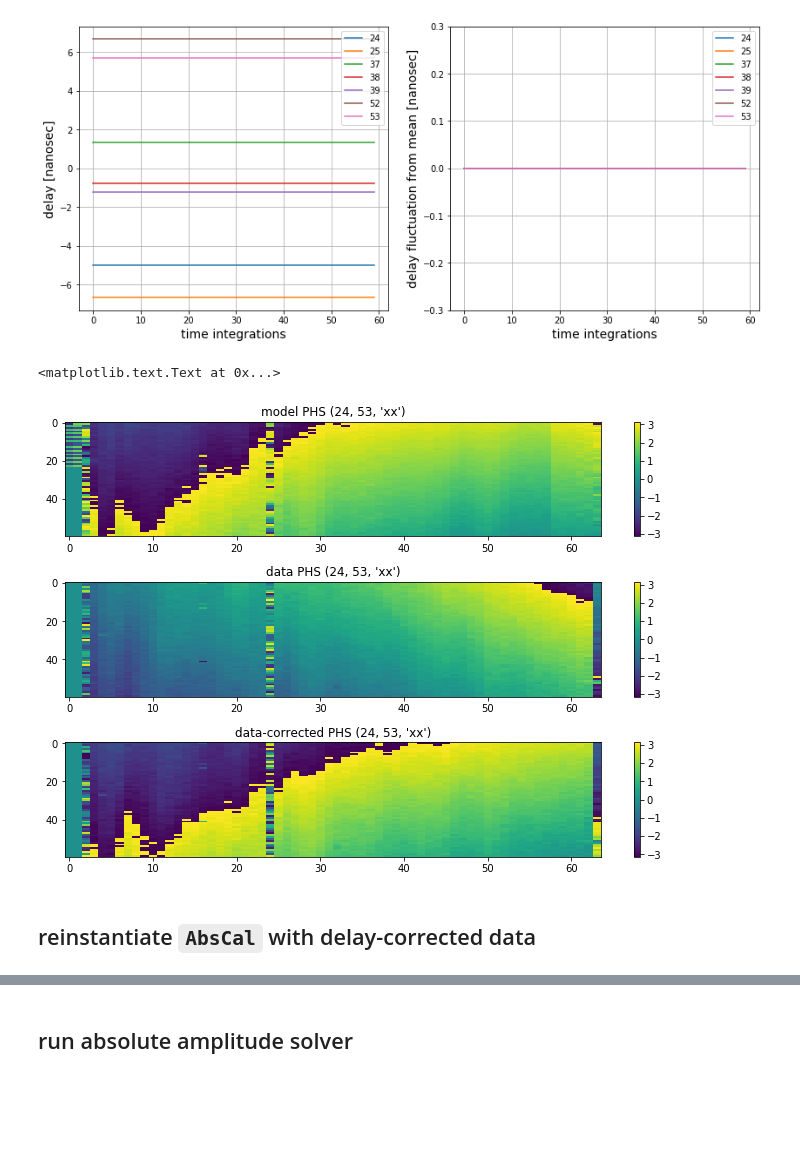
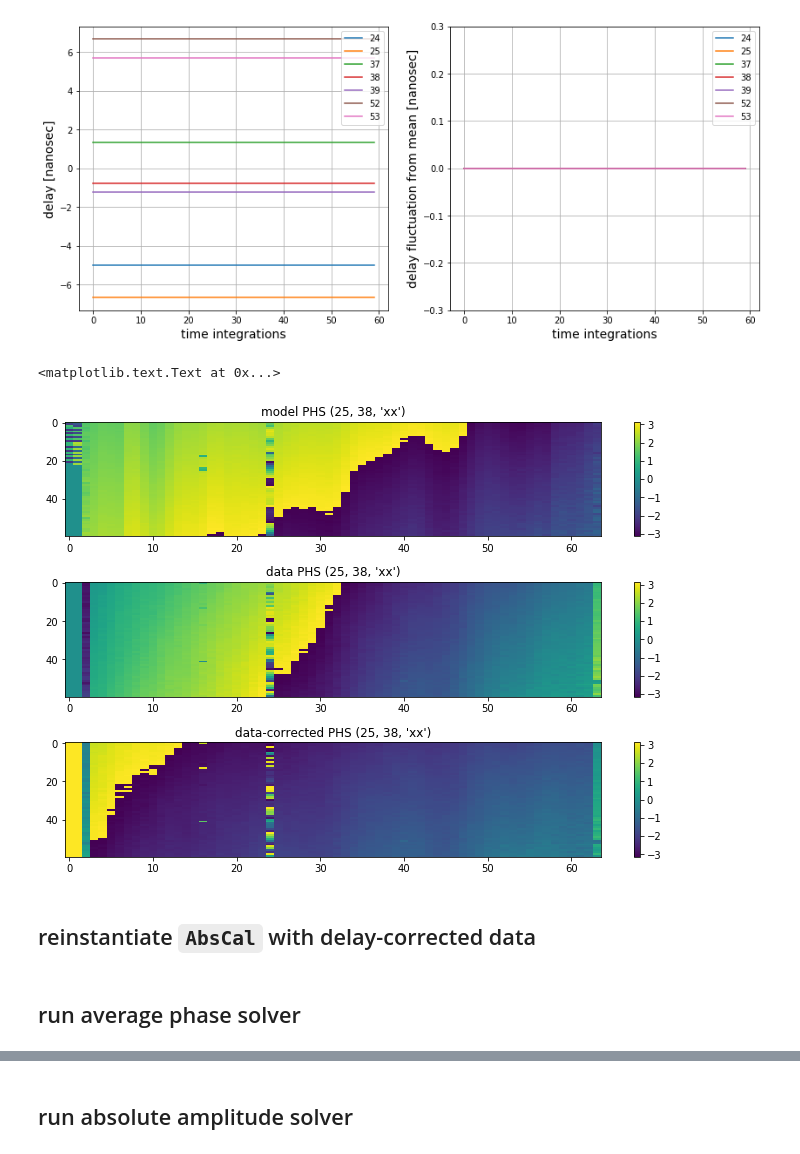
Before and after one commit to HERA-Team/hera_cal, a Jupyter notebook: scripts/notebooks/running_abscal.ipynb, the cells around one changed output, grey strips where cells are left out. Cells and saved outputs as stored; diff of their text form; code cells hidden in the pictures; blank space fills up the shorter version.

```diff
--- a/scripts/notebooks/running_abscal.ipynb
+++ b/scripts/notebooks/running_abscal.ipynb
@@ -149,32 +147,34 @@ ax.set_ylim(-0.3, 0.3)
 [figure]
 # %%
 # apply to data
-delay_corr_data = hc.abscal.apply_gains(data, (AC.ant_dly_gain))#, AC.ant_dly_phi_gain))
+delay_corr_data = hc.abscal.apply_gains(AC.data, (AC.ant_dly_gain))
 # %%
 # inspect results data
-bl = (24, 53, 'xx')
+bl = (25, 38, 'xx')
 fig, axes = plt.subplots(3, 1, figsize=(12, 8))
 fig.subplots_adjust(hspace=0.4)
 
 plt.sca(axes[0])
 uvt.plot.waterfall(model[bl], mode='phs', mx=np.pi, drng=2*np.pi)
 plt.colorbar()
 plt.title('model PHS {}'.format(bl))
 
 plt.sca(axes[1])
 uvt.plot.waterfall(data[bl], mode='phs', mx=np.pi, drng=2*np.pi)
 plt.colorbar()
 plt.title('data PHS {}'.format(bl))
 
 plt.sca(axes[2])
-uvt.plot.waterfall(delay_corr_data[bl]*np.exp(-0.4j), mode='phs', mx=np.pi, drng=2*np.pi)
+uvt.plot.waterfall(delay_corr_data[bl], mode='phs', mx=np.pi, drng=2*np.pi)
 plt.colorbar()
 plt.title('data-corrected PHS {}'.format(bl))
 # %% [output]
 <matplotlib.text.Text at 0x...>
-[figure, old version]
+[figure, new version]
 # %% [markdown]
 ## reinstantiate `AbsCal` with delay-corrected data
 # %%
 # instantiate class
 DAC = hc.abscal.AbsCal(model, delay_corr_data, antpos=antpos, wgts=wgts, freqs=data_freqs)
+# %% [markdown]
+## run average phase solver
```
Also changed, not shown: parts of 25 cells of this notebook, 3 other files.
